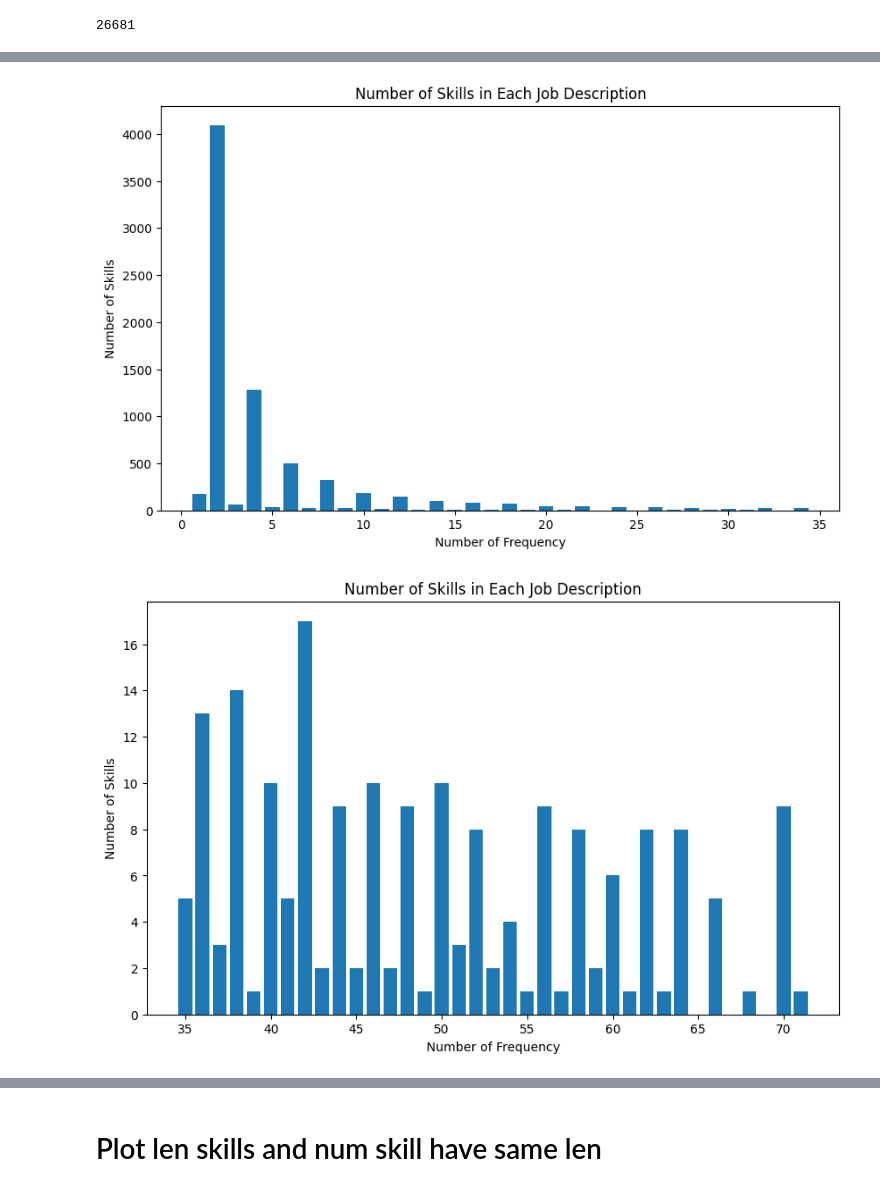
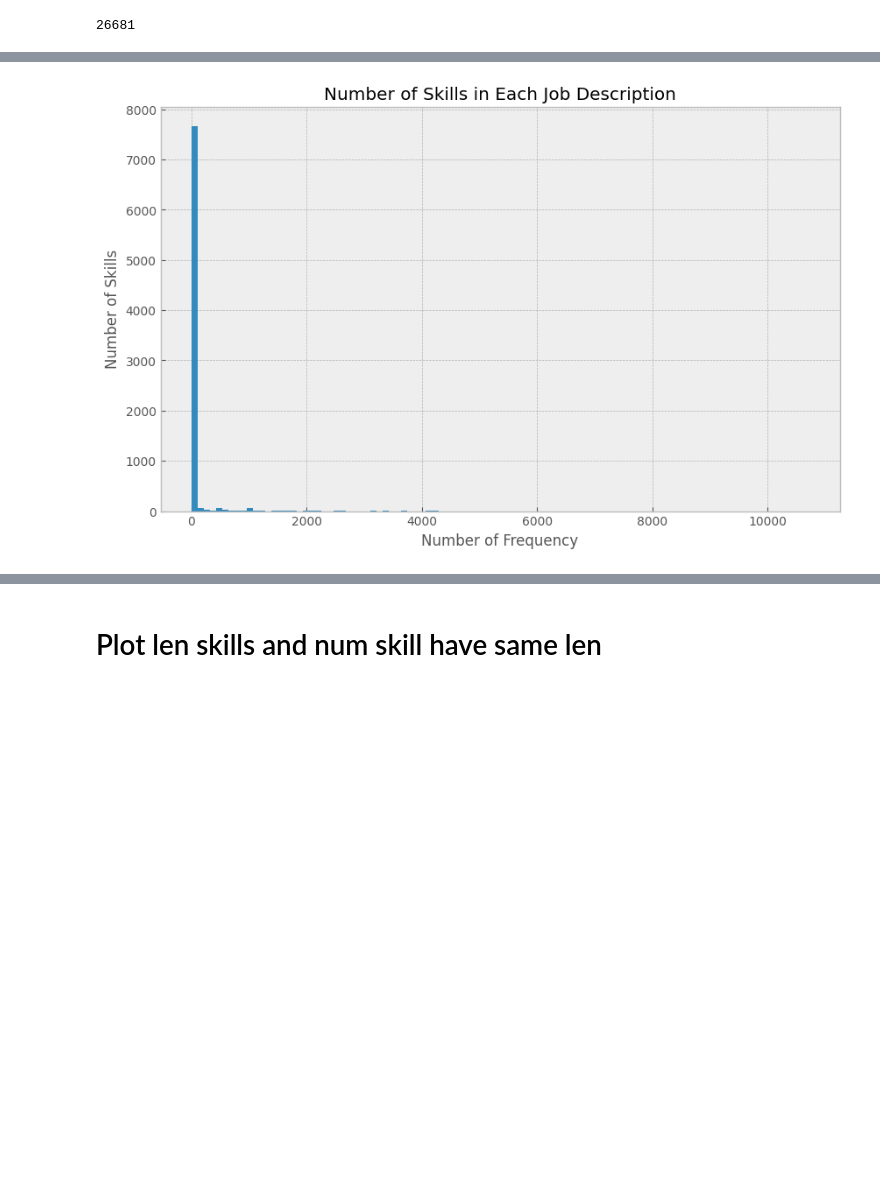
Before and after one commit to nnccuong-tmabd/middle-intern-tma, a Jupyter notebook: plot_data.ipynb, the cells around one changed output, grey strips where cells are left out. Saved outputs shown, nothing was run; the diff lists cells and outputs as text; code cells hidden in the pictures; blank space fills up the shorter version.

Commit message:
plot histogram of freq skill and len jd

```diff
--- a/plot_data.ipynb
+++ b/plot_data.ipynb
@@ -48,7 +44,7 @@ def statistical_num_frequency(skill_frequency):
 # %%
 frequency = get_frequency_skill(total_skill_jds)
 # %%
-statist_freq = statistical_num_frequency(frequency)
+statist_freq = list(frequency.values())
 # %%
 len(statist_freq)
 # %% [output]
@@ -85,14 +63,13 @@ bins = spilt_bins(statist_freq)
 # %%
 import matplotlib.pyplot as plt
 
-for idx, bin in enumerate(bins):
-    # Create a bar chart to visualize the number of skills for each JD
-    plt.figure(figsize=(10, 6))  # Set the figure size (adjust as needed)
-    plt.bar(list(statist_freq.keys())[bin[0]:bin[-1]], list(statist_freq.values())[bin[0]:bin[-1]])
-    plt.xlabel('Number of Frequency')
-    plt.ylabel('Number of Skills')
-    plt.title('Number of Skills in Each Job Description')
-    plt.savefig(f'slide/plot_num_skills_frequency/{idx}.png')
+plt.figure(figsize=(10, 6))
+# plt.style.use('ggplot')
+plt.style.use('bmh')
+plt.hist(statist_freq, bins=100)
+plt.xlabel('Number of Frequency')
+plt.ylabel('Number of Skills')
+plt.title('Number of Skills in Each Job Description')
+plt.savefig('slide/plot/histogram_of_frequency_skills.png')
 # %% [output]
-[figure, old version]
+[figure, new version]
-[figure, removed]
```
Also changed, not shown: parts of 8 cells of this notebook, 13 other files.
